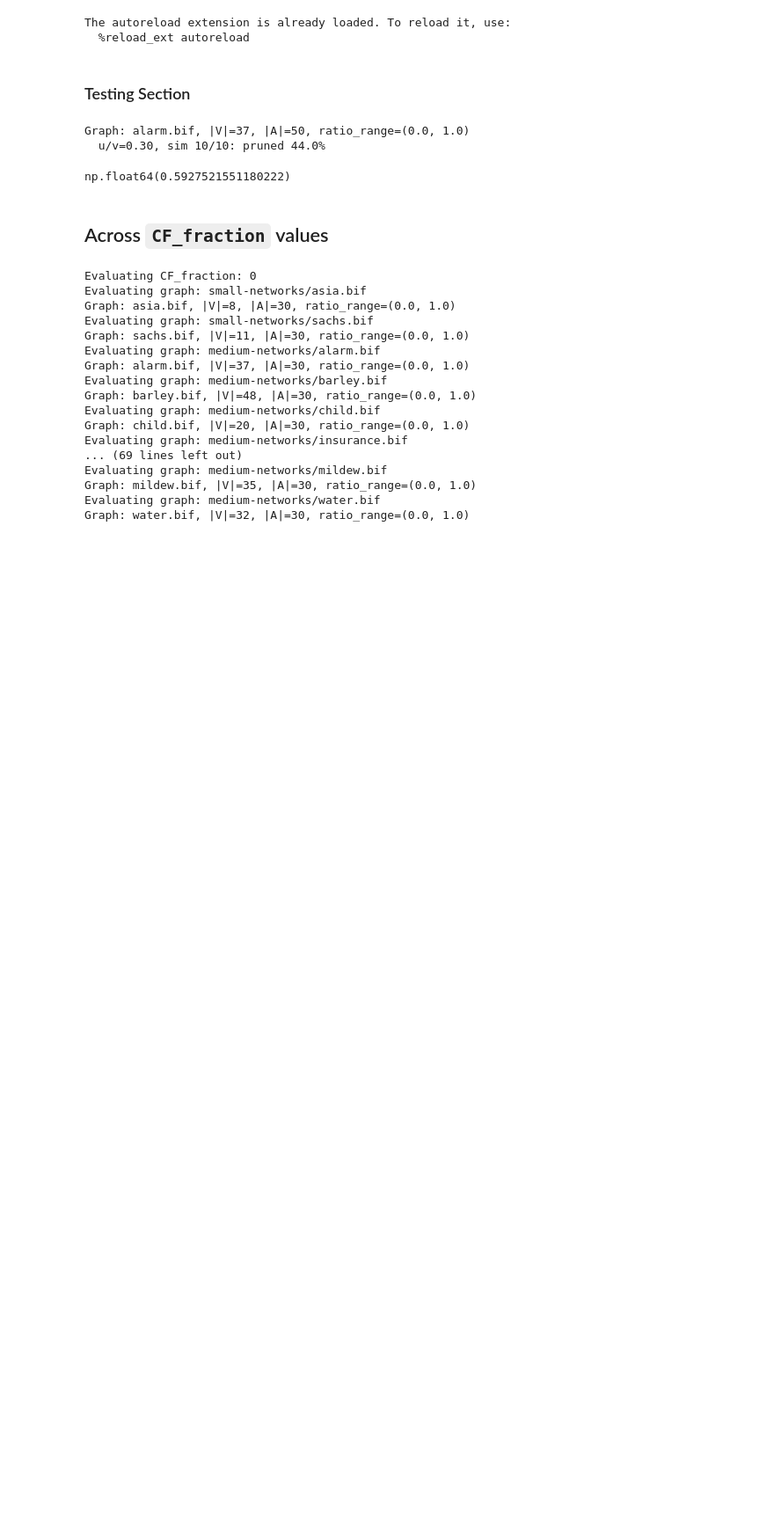
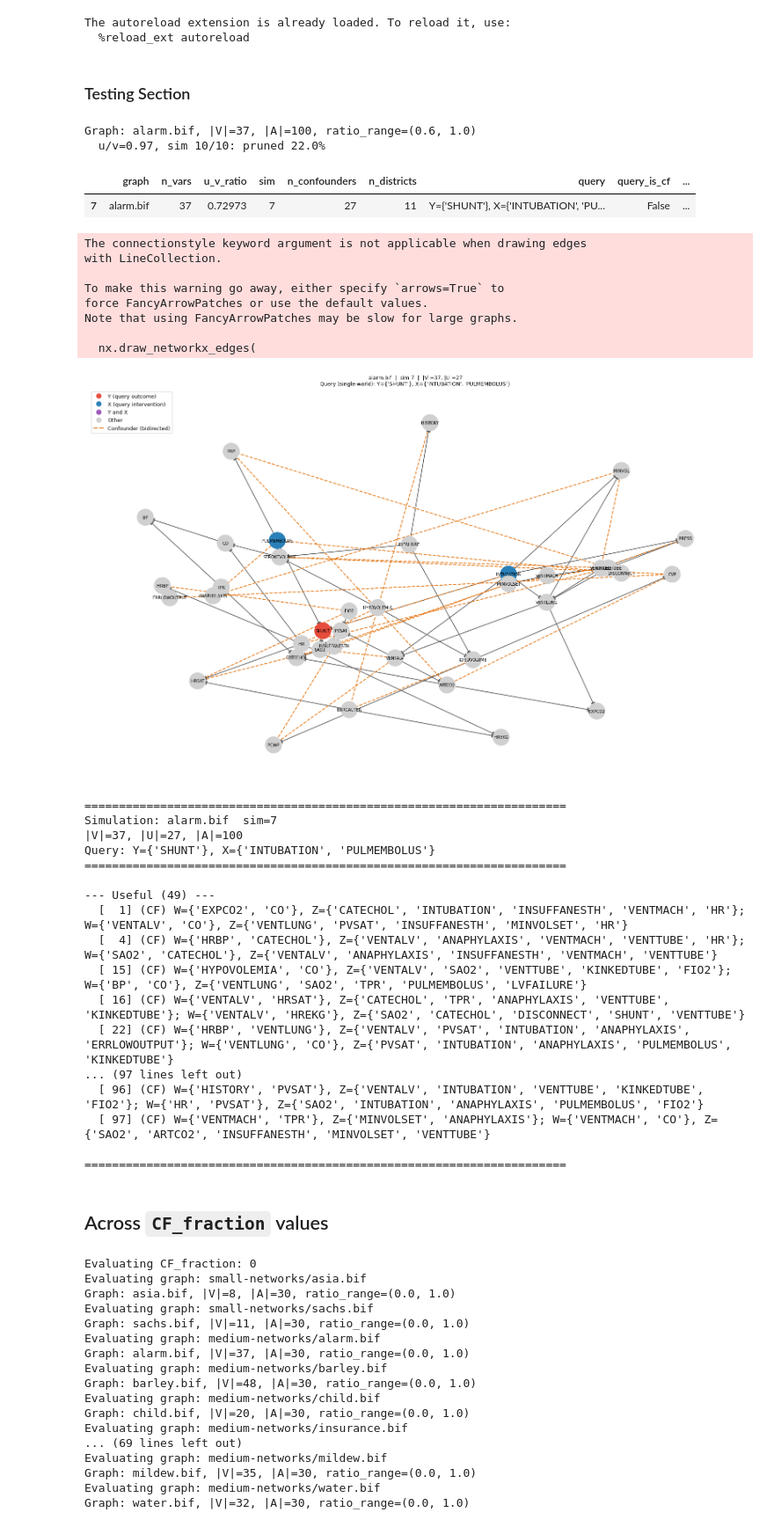
Before and after one commit to tmaringgele/optimal-experiments-for-partial-ID, a Jupyter notebook: evaluation.ipynb, the cells around one changed output. Shown at 88% size. Cells and saved outputs as stored; diff of their text form; code cells hidden in the pictures; blank space fills up the shorter version.

Commit message:
adding confounders between theta and add large DAGs

```diff
--- a/evaluation.ipynb
+++ b/evaluation.ipynb
@@ -15,30 +15,67 @@ The autoreload extension is already loaded. To reload it, use:
 # %%
 df = evaluate(
             'algorithm_evaluation/example-graphs/bnlearn/medium-networks/alarm.bif',
-            confounder_ratio_range=(0.0, 1.0),
+            confounder_ratio_range=(0.6, 1.0),
             n_simulations=10,
             seed=42,
             verbose=True,
-            experiment_set_size=50,
+            experiment_set_size=100,
             theta_config=  {
                 'CF_fraction': 0.5,
-                'W_sizes': [1, 2, 3, 4, 5],
-                'Z_sizes': [1, 2, 3, 4, 5],
-                'intervention_outcome_distances': [1,2,3,4,5],
+                'W_sizes': [1,2,3],
+                'Z_sizes': [3],
+                'intervention_outcome_distances': [2],
             },
             experiment_config={
-                'CF_fraction': 0.5,
-                'W_sizes': [1, 2, 3, 4, 5],
-                'Z_sizes': [1, 2, 3, 4, 5],
-            }
+                'CF_fraction': 0.7,
+                'W_sizes': [2],
+                'Z_sizes': [5],
+            },
+            save_graphs="graphs.json"
         )
 # %% [output]
-Graph: alarm.bif, |V|=37, |A|=50, ratio_range=(0.0, 1.0)
-  u/v=0.30, sim 10/10: pruned 44.0%
+Graph: alarm.bif, |V|=37, |A|=100, ratio_range=(0.6, 1.0)
+  u/v=0.97, sim 10/10: pruned 22.0%
 # %%
-df['n_districts'].corr(df['id_pruned'])
+df[df['sim']==7]
 # %% [output]
-np.float64(0.5927521551180222)
+|  | graph | n_vars | u_v_ratio | sim | n_confounders | n_districts | query | query_is_cf | ... |
+| 7 | alarm.bif | 37 | 0.72973 | 7 | 27 | 11 | Y={'SHUNT'}, X={'INTUBATION', 'PU... | False | ... |
+# %%
+from algorithm_evaluation import plot_simulation, print_experiments
+sim = 7
+# Visualize the graph
+plot_simulation("graphs.json", "alarm.bif", sim)
+
+# Print experiments by pruning status
+print_experiments("graphs.json", "alarm.bif", sim)
+# %% [output]
+The connectionstyle keyword argument is not applicable when drawing edges
+with LineCollection.
+
+To make this warning go away, either specify `arrows=True` to
+force FancyArrowPatches or use the default values.
+Note that using FancyArrowPatches may be slow for large graphs.
+
+  nx.draw_networkx_edges(
+[figure, added]
+======================================================================
+Simulation: alarm.bif  sim=7
+|V|=37, |U|=27, |A|=100
+Query: Y={'SHUNT'}, X={'INTUBATION', 'PULMEMBOLUS'}
+======================================================================
+
+--- Useful (49) ---
+  [  1] (CF) W={'EXPCO2', 'CO'}, Z={'CATECHOL', 'INTUBATION', 'INSUFFANESTH', 'VENTMACH', 'HR'}; W={'VENTALV', 'CO'}, Z={'VENTLUNG', 'PVSAT', 'INSUFFANESTH', 'MINVOLSET', 'HR'}
+  [  4] (CF) W={'HRBP', 'CATECHOL'}, Z={'VENTALV', 'ANAPHYLAXIS', 'VENTMACH', 'VENTTUBE', 'HR'}; W={'SAO2', 'CATECHOL'}, Z={'VENTALV', 'ANAPHYLAXIS', 'INSUFFANESTH', 'VENTMACH', 'VENTTUBE'}
+  [ 15] (CF) W={'HYPOVOLEMIA', 'CO'}, Z={'VENTALV', 'SAO2', 'VENTTUBE', 'KINKEDTUBE', 'FIO2'}; W={'BP', 'CO'}, Z={'VENTLUNG', 'SAO2', 'TPR', 'PULMEMBOLUS', 'LVFAILURE'}
+  [ 16] (CF) W={'VENTALV', 'HRSAT'}, Z={'CATECHOL', 'TPR', 'ANAPHYLAXIS', 'VENTTUBE', 'KINKEDTUBE'}; W={'VENTALV', 'HREKG'}, Z={'SAO2', 'CATECHOL', 'DISCONNECT', 'SHUNT', 'VENTTUBE'}
+  [ 22] (CF) W={'HRBP', 'VENTLUNG'}, Z={'VENTALV', 'PVSAT', 'INTUBATION', 'ANAPHYLAXIS', 'ERRLOWOUTPUT'}; W={'VENTLUNG', 'CO'}, Z={'PVSAT', 'INTUBATION', 'ANAPHYLAXIS', 'PULMEMBOLUS', 'KINKEDTUBE'}
+... (97 lines left out)
+  [ 96] (CF) W={'HISTORY', 'PVSAT'}, Z={'VENTALV', 'INTUBATION', 'VENTTUBE', 'KINKEDTUBE', 'FIO2'}; W={'HR', 'PVSAT'}, Z={'SAO2', 'INTUBATION', 'ANAPHYLAXIS', 'PULMEMBOLUS', 'FIO2'}
+  [ 97] (CF) W={'VENTMACH', 'TPR'}, Z={'MINVOLSET', 'ANAPHYLAXIS'}; W={'VENTMACH', 'CO'}, Z={'SAO2', 'ARTCO2', 'INSUFFANESTH', 'MINVOLSET', 'VENTTUBE'}
+
+======================================================================
 # %% [markdown]
 ## Across `CF_fraction` values
 # %%
```
Also changed, not shown: parts of 1 cell of this notebook, 17 other files.
